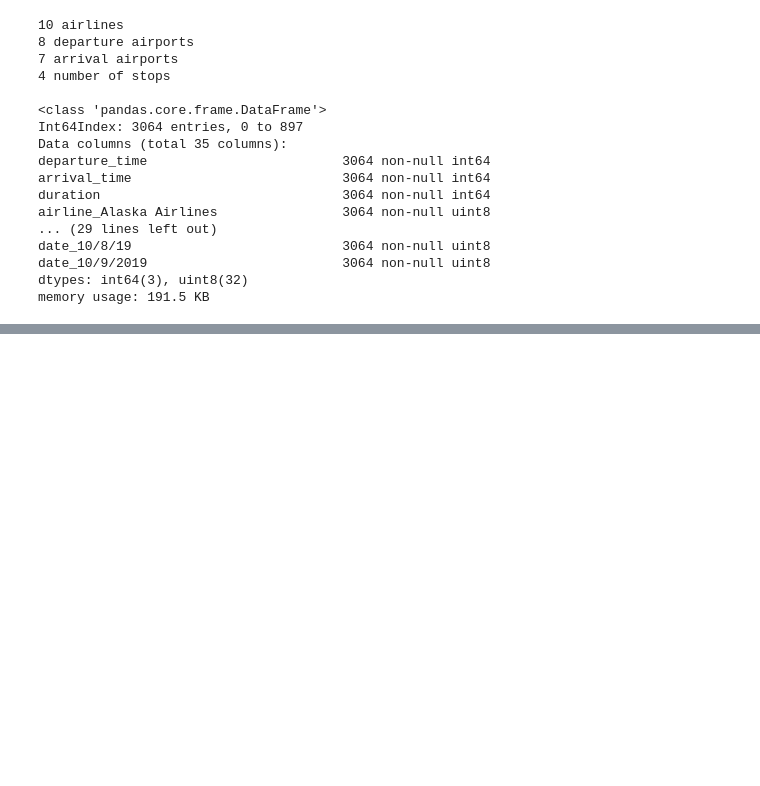
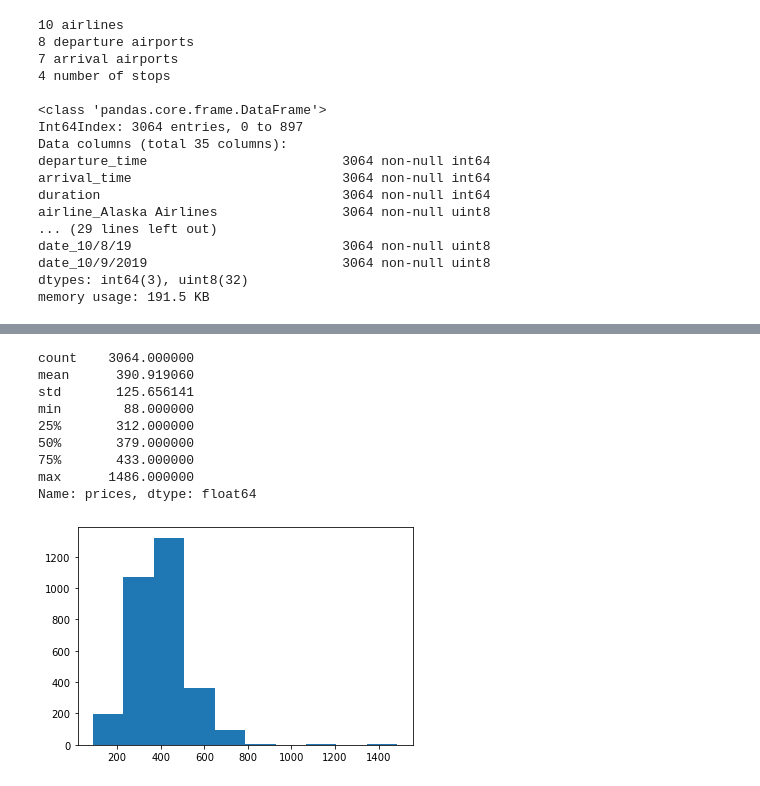
Before and after one commit to biancaorozco/metis_project2, a Jupyter notebook: jupyter_code/airlines_analysis.ipynb, the cells around one changed output, grey strips where cells are left out. Cells and saved outputs as stored; diff of their text form; code cells hidden in the pictures; blank space fills up the shorter version.

```diff
--- a/jupyter_code/airlines_analysis.ipynb
+++ b/jupyter_code/airlines_analysis.ipynb
@@ -269,0 +259,14 @@ plt.ylabel('Actual Airline Prices');
+# %%
+plt.hist(df['prices'])
+print(df['prices'].describe())
+# %% [output]
+count    3064.000000
+mean      390.919060
+std       125.656141
+min        88.000000
+25%       312.000000
+50%       379.000000
+75%       433.000000
+max      1486.000000
+Name: prices, dtype: float64
+[figure, added]
```
Also changed, not shown: parts of 16 cells of this notebook, 1 other file.
